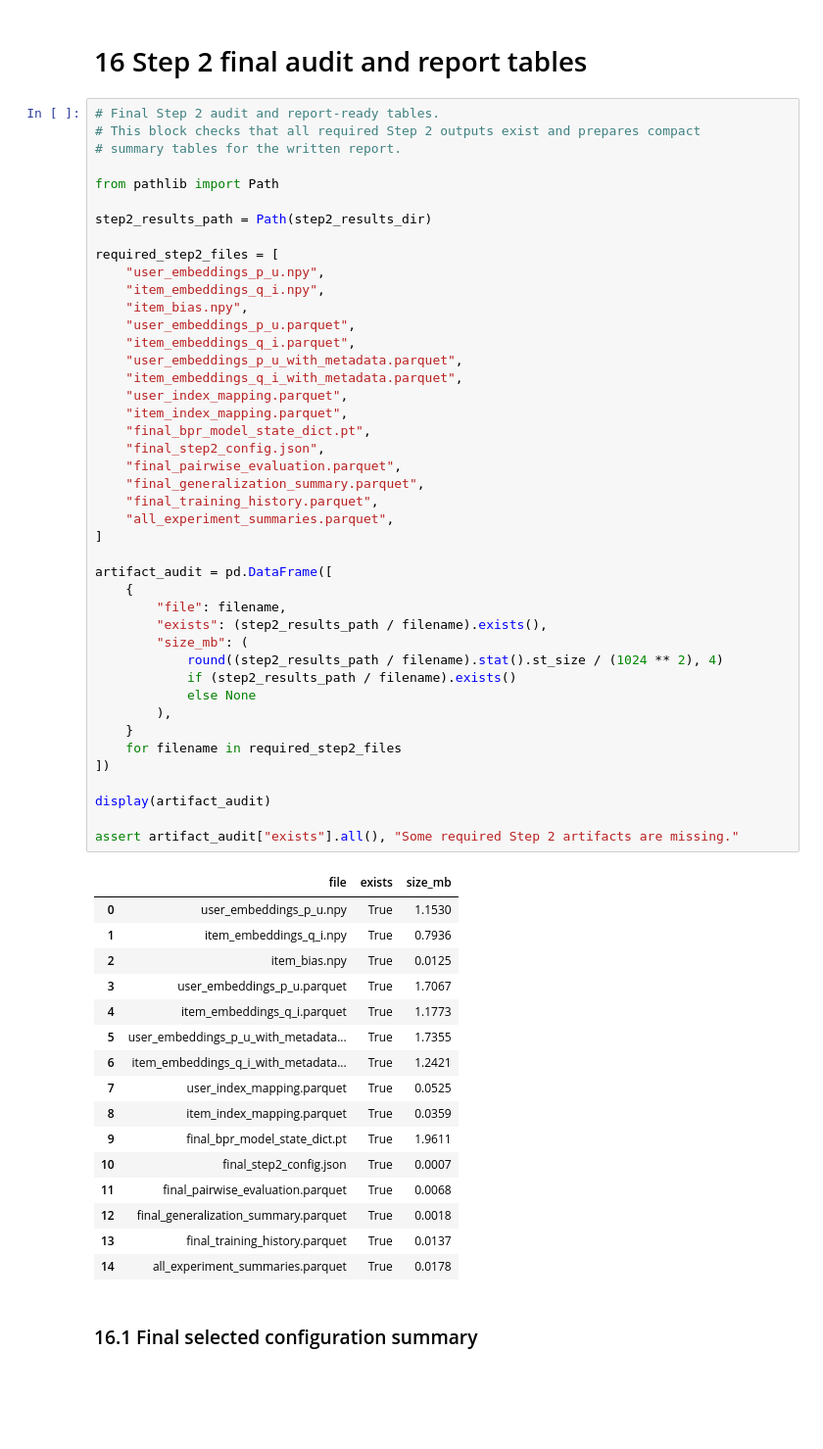
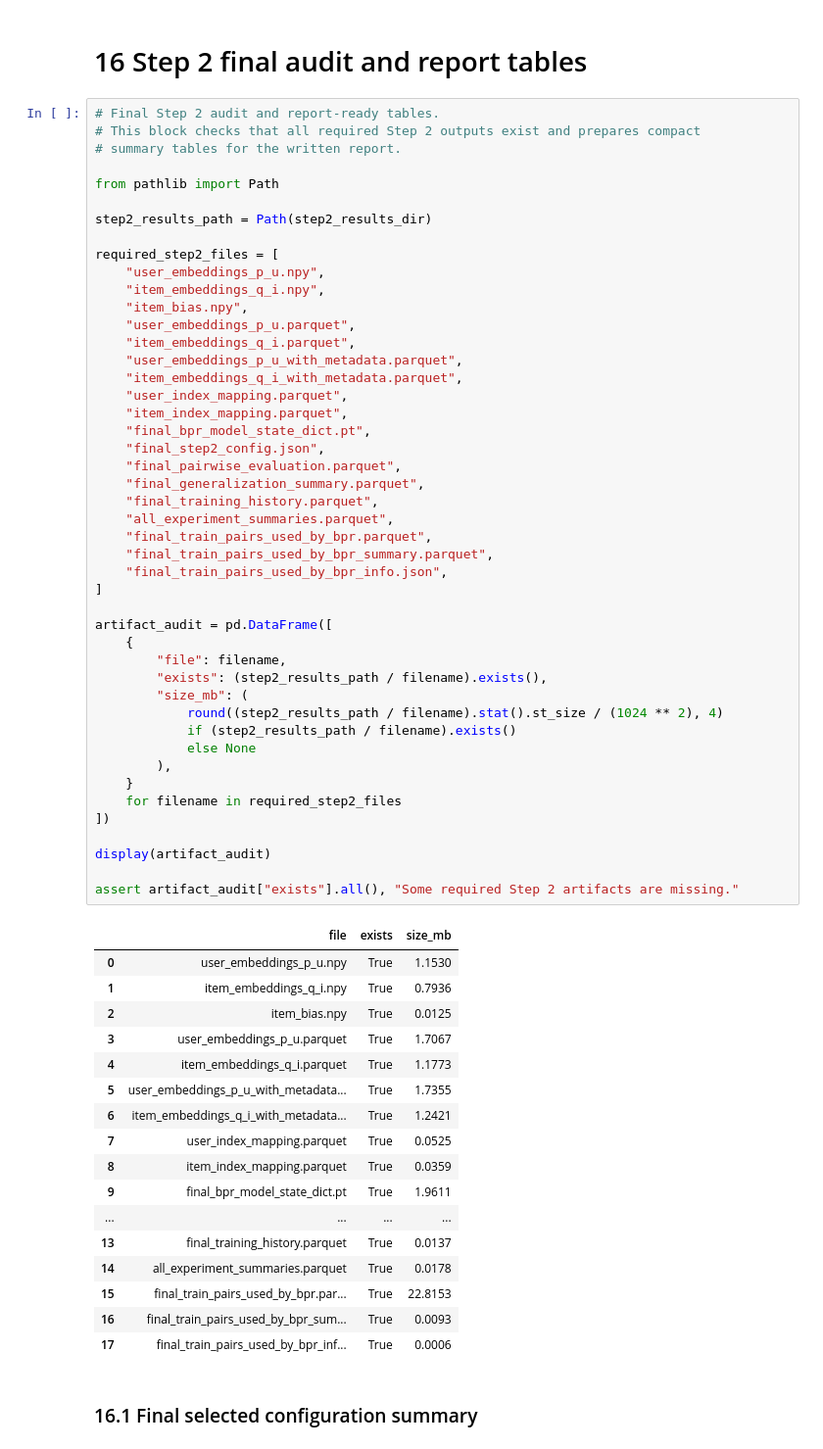
Before and after one commit to 99CCC/ACIT4530, a Jupyter notebook: David/step2.ipynb, the cells around one changed output. Shown at 98% size. Saved outputs shown, nothing was run; the diff lists cells and outputs as text; blank space fills up the shorter version.

Commit message:
steps 1-2-3

```diff
--- a/David/step2.ipynb
+++ b/David/step2.ipynb
@@ -3932,41 +4131,45 @@ required_step2_files = [
     "final_generalization_summary.parquet",
     "final_training_history.parquet",
     "all_experiment_summaries.parquet",
+    "final_train_pairs_used_by_bpr.parquet",
+    "final_train_pairs_used_by_bpr_summary.parquet",
+    "final_train_pairs_used_by_bpr_info.json",
 ]
 
 artifact_audit = pd.DataFrame([
     {
         "file": filename,
         "exists": (step2_results_path / filename).exists(),
         "size_mb": (
             round((step2_results_path / filename).stat().st_size / (1024 ** 2), 4)
             if (step2_results_path / filename).exists()
             else None
         ),
     }
     for filename in required_step2_files
 ])
 
 display(artifact_audit)
 
 assert artifact_audit["exists"].all(), "Some required Step 2 artifacts are missing."
 # %% [output]
 |  | file | exists | size_mb |
 | 0 | user_embeddings_p_u.npy | True | 1.1530 |
 | 1 | item_embeddings_q_i.npy | True | 0.7936 |
 | 2 | item_bias.npy | True | 0.0125 |
 | 3 | user_embeddings_p_u.parquet | True | 1.7067 |
 | 4 | item_embeddings_q_i.parquet | True | 1.1773 |
 | 5 | user_embeddings_p_u_with_metadata... | True | 1.7355 |
 | 6 | item_embeddings_q_i_with_metadata... | True | 1.2421 |
 | 7 | user_index_mapping.parquet | True | 0.0525 |
 | 8 | item_index_mapping.parquet | True | 0.0359 |
 | 9 | final_bpr_model_state_dict.pt | True | 1.9611 |
-| 10 | final_step2_config.json | True | 0.0007 |
-| 11 | final_pairwise_evaluation.parquet | True | 0.0068 |
-| 12 | final_generalization_summary.parquet | True | 0.0018 |
+| ... | ... | ... | ... |
 | 13 | final_training_history.parquet | True | 0.0137 |
 | 14 | all_experiment_summaries.parquet | True | 0.0178 |
+| 15 | final_train_pairs_used_by_bpr.par... | True | 22.8153 |
+| 16 | final_train_pairs_used_by_bpr_sum... | True | 0.0093 |
+| 17 | final_train_pairs_used_by_bpr_inf... | True | 0.0006 |
 # %% [markdown]
 ### 16.1 Final selected configuration summary
 # %%
```
Also changed, not shown: parts of 12 cells of this notebook, 22 other files.
